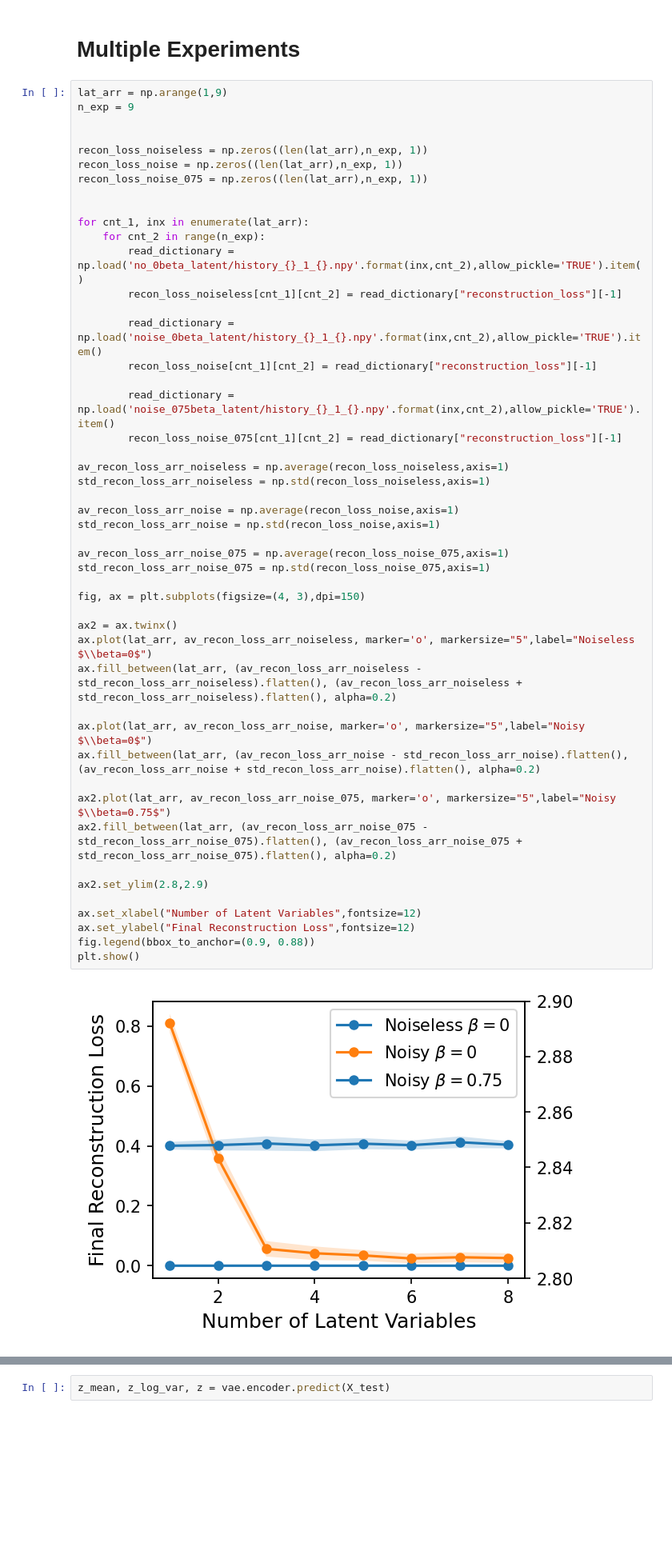
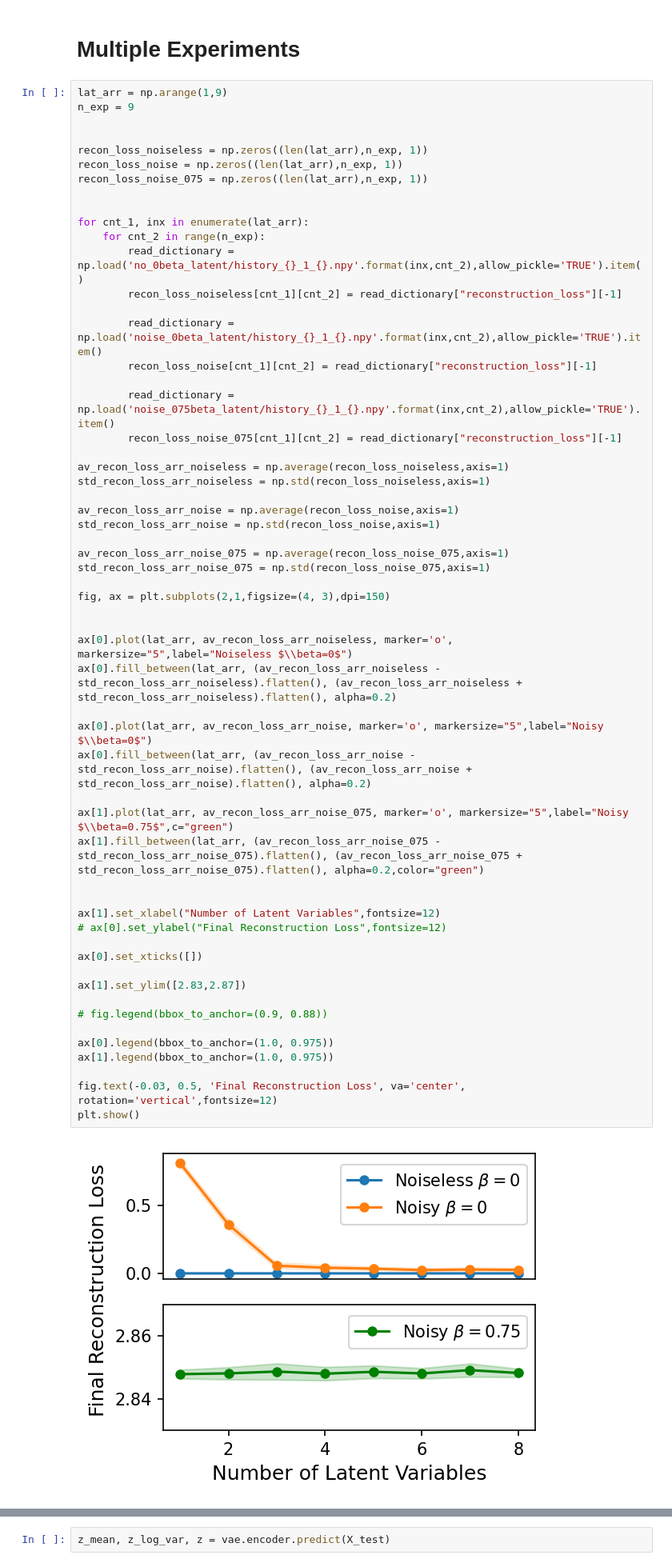
Before and after one commit to FelixFrohnertDB/Quantum-State-VAE, a Jupyter notebook: Analysis.ipynb, the cells around one changed output, grey strips where cells are left out. Shown at 80% size. Drawn from its saved outputs; the diff is of its cells as text; blank space fills up the shorter version.

```diff
--- a/Analysis.ipynb
+++ b/Analysis.ipynb
@@ -279,46 +427,55 @@ recon_loss_noise = np.zeros((len(lat_arr),n_exp, 1))
 recon_loss_noise_075 = np.zeros((len(lat_arr),n_exp, 1))
 
 
 for cnt_1, inx in enumerate(lat_arr):
     for cnt_2 in range(n_exp):
         read_dictionary = np.load('no_0beta_latent/history_{}_1_{}.npy'.format(inx,cnt_2),allow_pickle='TRUE').item()
         recon_loss_noiseless[cnt_1][cnt_2] = read_dictionary["reconstruction_loss"][-1]
 
         read_dictionary = np.load('noise_0beta_latent/history_{}_1_{}.npy'.format(inx,cnt_2),allow_pickle='TRUE').item()
         recon_loss_noise[cnt_1][cnt_2] = read_dictionary["reconstruction_loss"][-1]
 
         read_dictionary = np.load('noise_075beta_latent/history_{}_1_{}.npy'.format(inx,cnt_2),allow_pickle='TRUE').item()
         recon_loss_noise_075[cnt_1][cnt_2] = read_dictionary["reconstruction_loss"][-1]
 
 av_recon_loss_arr_noiseless = np.average(recon_loss_noiseless,axis=1)
 std_recon_loss_arr_noiseless = np.std(recon_loss_noiseless,axis=1)
 
 av_recon_loss_arr_noise = np.average(recon_loss_noise,axis=1)
 std_recon_loss_arr_noise = np.std(recon_loss_noise,axis=1)
 
 av_recon_loss_arr_noise_075 = np.average(recon_loss_noise_075,axis=1)
 std_recon_loss_arr_noise_075 = np.std(recon_loss_noise_075,axis=1)
 
-fig, ax = plt.subplots(figsize=(4, 3),dpi=150)
+fig, ax = plt.subplots(2,1,figsize=(4, 3),dpi=150)
 
-ax2 = ax.twinx()
-ax.plot(lat_arr, av_recon_loss_arr_noiseless, marker='o', markersize="5",label="Noiseless $\\beta=0$")
-ax.fill_between(lat_arr, (av_recon_loss_arr_noiseless - std_recon_loss_arr_noiseless).flatten(), (av_recon_loss_arr_noiseless + std_recon_loss_arr_noiseless).flatten(), alpha=0.2)
 
-ax.plot(lat_arr, av_recon_loss_arr_noise, marker='o', markersize="5",label="Noisy $\\beta=0$")
-ax.fill_between(lat_arr, (av_recon_loss_arr_noise - std_recon_loss_arr_noise).flatten(), (av_recon_loss_arr_noise + std_recon_loss_arr_noise).flatten(), alpha=0.2)
+ax[0].plot(lat_arr, av_recon_loss_arr_noiseless, marker='o', markersize="5",label="Noiseless $\\beta=0$")
+ax[0].fill_between(lat_arr, (av_recon_loss_arr_noiseless - std_recon_loss_arr_noiseless).flatten(), (av_recon_loss_arr_noiseless + std_recon_loss_arr_noiseless).flatten(), alpha=0.2)
 
-ax2.plot(lat_arr, av_recon_loss_arr_noise_075, marker='o', markersize="5",label="Noisy $\\beta=0.75$")
-ax2.fill_between(lat_arr, (av_recon_loss_arr_noise_075 - std_recon_loss_arr_noise_075).flatten(), (av_recon_loss_arr_noise_075 + std_recon_loss_arr_noise_075).flatten(), alpha=0.2)
+ax[0].plot(lat_arr, av_recon_loss_arr_noise, marker='o', markersize="5",label="Noisy $\\beta=0$")
+ax[0].fill_between(lat_arr, (av_recon_loss_arr_noise - std_recon_loss_arr_noise).flatten(), (av_recon_loss_arr_noise + std_recon_loss_arr_noise).flatten(), alpha=0.2)
 
-ax2.set_ylim(2.8,2.9)
+ax[1].plot(lat_arr, av_recon_loss_arr_noise_075, marker='o', markersize="5",label="Noisy $\\beta=0.75$",c="green")
+ax[1].fill_between(lat_arr, (av_recon_loss_arr_noise_075 - std_recon_loss_arr_noise_075).flatten(), (av_recon_loss_arr_noise_075 + std_recon_loss_arr_noise_075).flatten(), alpha=0.2,color="green")
 
-ax.set_xlabel("Number of Latent Variables",fontsize=12)
-ax.set_ylabel("Final Reconstruction Loss",fontsize=12)
-fig.legend(bbox_to_anchor=(0.9, 0.88))
+
+ax[1].set_xlabel("Number of Latent Variables",fontsize=12)
+# ax[0].set_ylabel("Final Reconstruction Loss",fontsize=12)
+
+ax[0].set_xticks([])
+
+ax[1].set_ylim([2.83,2.87])
+
+# fig.legend(bbox_to_anchor=(0.9, 0.88))
+
+ax[0].legend(bbox_to_anchor=(1.0, 0.975))
+ax[1].legend(bbox_to_anchor=(1.0, 0.975))
+
+fig.text(-0.03, 0.5, 'Final Reconstruction Loss', va='center', rotation='vertical',fontsize=12)
 plt.show()
 # %% [output]
-[figure, old version]
+[figure, new version]
 # %% [markdown]
 # Beta Scan
 # %%
```
Also changed, not shown: parts of 19 cells of this notebook, 1 other file.
